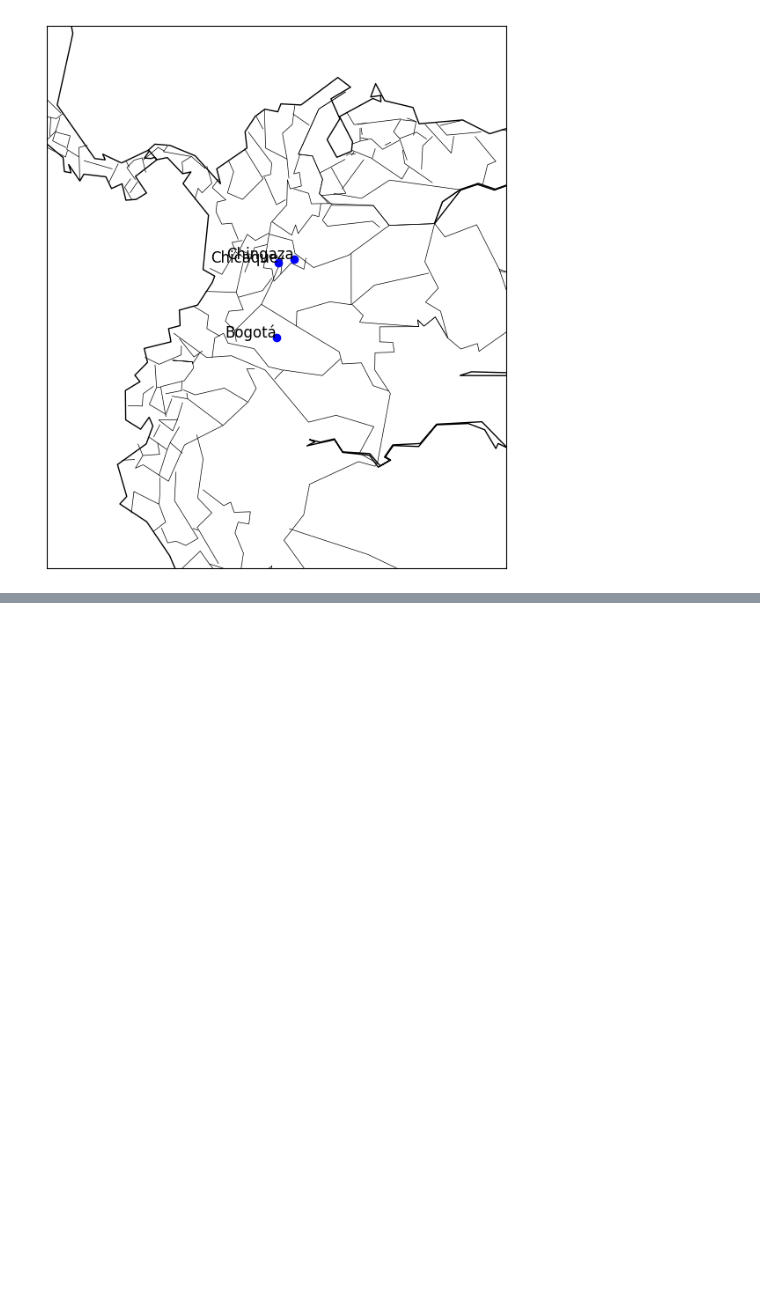
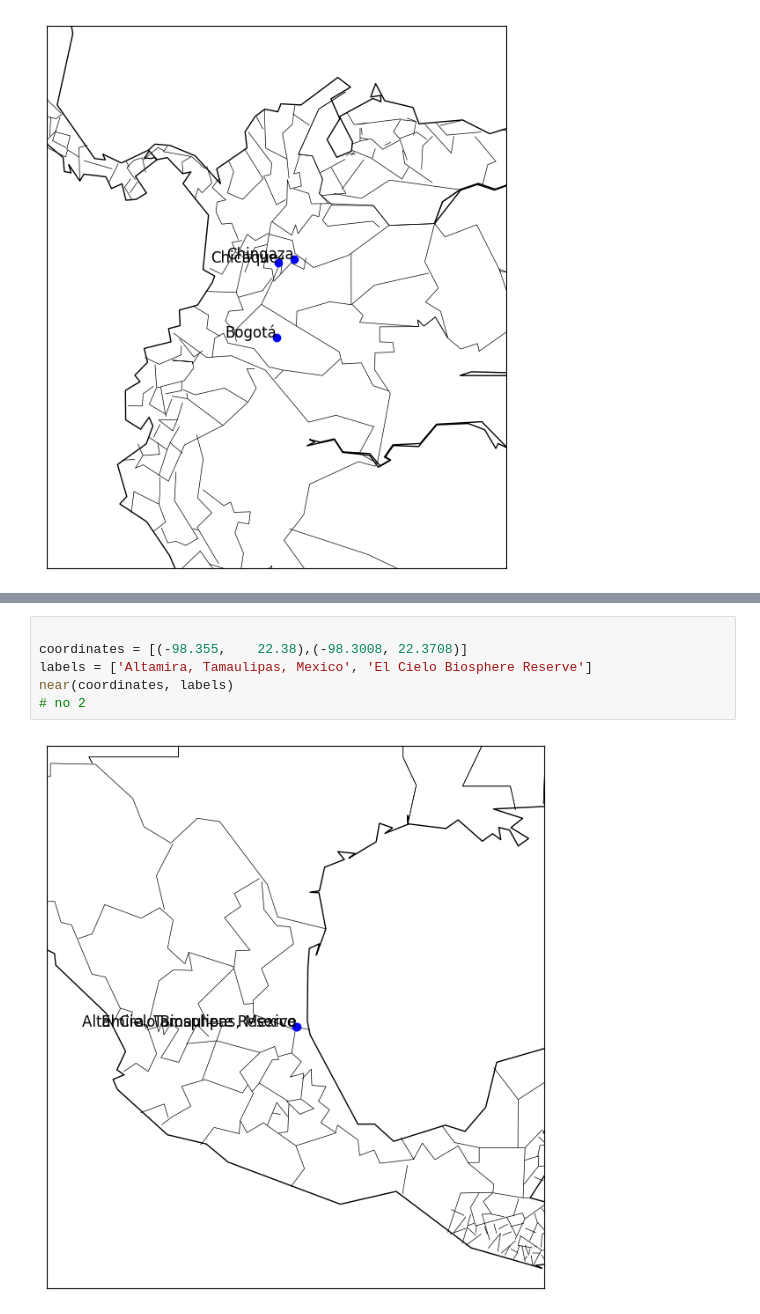
Before and after one commit to YYashraj/Bird-MIgration-Network, a Jupyter notebook: Just Some Exploration/National Zoo data/smith.ipynb, the cells around one changed output, grey strips where cells are left out. Cells and saved outputs as stored; diff of their text form; blank space fills up the shorter version.

```diff
--- a/Just Some Exploration/National Zoo data/smith.ipynb
+++ b/Just Some Exploration/National Zoo data/smith.ipynb
@@ -375,0 +385,8 @@ near(coordinates, labels)
+# %%
+
+coordinates = [(-98.355,	22.38),(-98.3008, 22.3708)]
+labels = ['Altamira, Tamaulipas, Mexico', 'El Cielo Biosphere Reserve']
+near(coordinates, labels)
+# no 2
+# %% [output]
+[figure, added]
```
Also changed, not shown: parts of 17 cells of this notebook.
